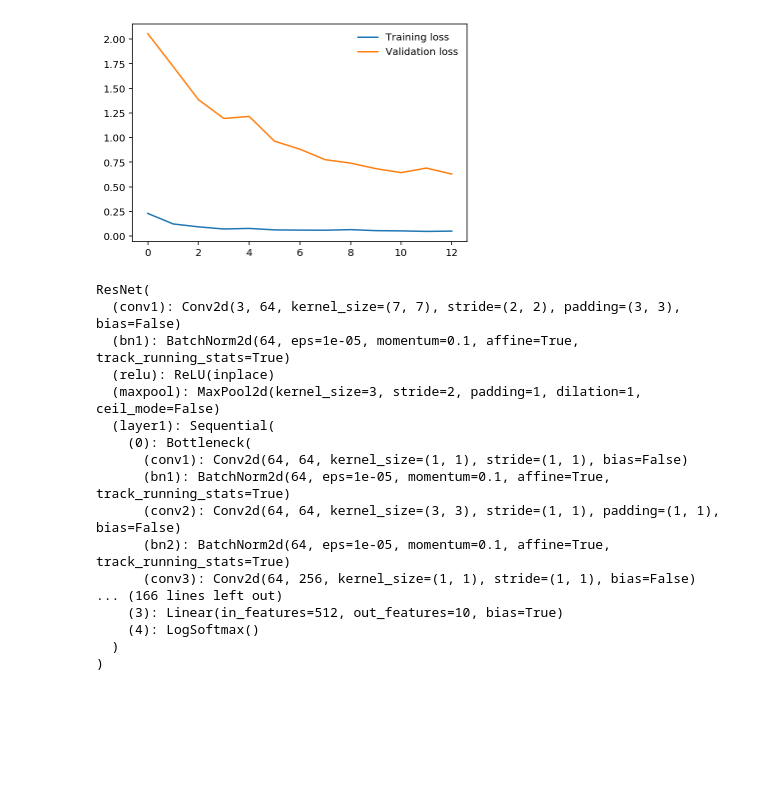
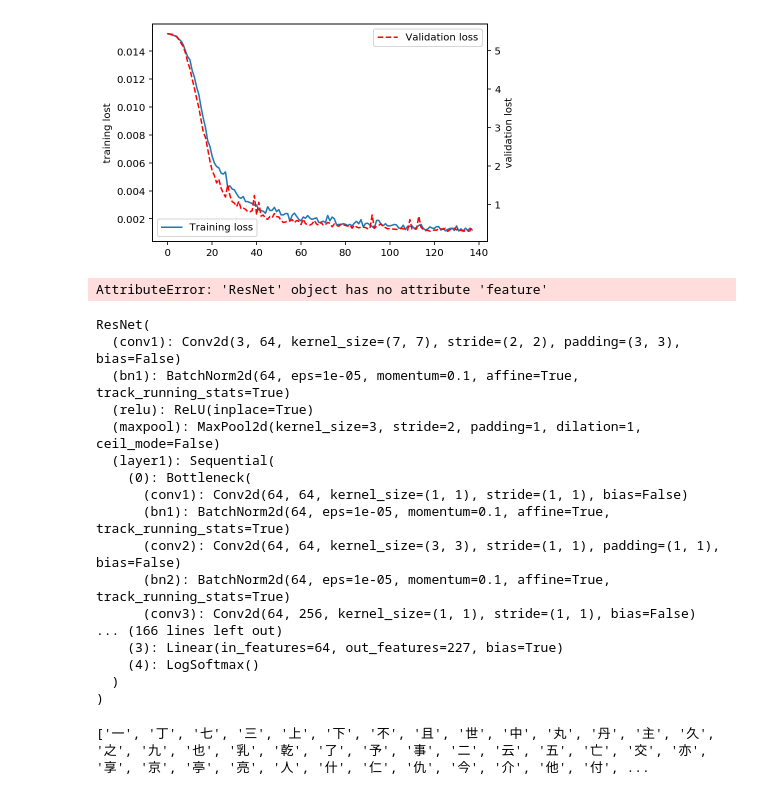
Before and after one commit to jiayiwus1x/exploring-the-structure-of-chinese-language, a Jupyter notebook: classification of Chinese character.ipynb, the cells around one changed output. Drawn from its saved outputs; the diff is of its cells as text; code cells hidden in the pictures; blank space fills up the shorter version.

```diff
--- a/classification of Chinese character.ipynb
+++ b/classification of Chinese character.ipynb
@@ -14,21 +23,28 @@ from PIL import Image
 # %%
-data_dir = '/Volumes/wusu/CharactersTrimPad28/'
 def load_split_train_test(datadir, valid_size = .2):
-    train_transforms = transforms.Compose([transforms.Resize(64),
+    train_transforms = transforms.Compose([transforms.Resize(size_IMG),
                                        transforms.ToTensor(),
                                        ])
-    test_transforms = transforms.Compose([transforms.Resize(64),
+
+    test_transforms = transforms.Compose([transforms.Resize(size_IMG),
                                       transforms.ToTensor(),
                                       ])
+
     train_data = datasets.ImageFolder(datadir,
                     transform=train_transforms)
+
     test_data = datasets.ImageFolder(datadir,
                     transform=test_transforms)
+
     num_train = len(train_data)
+    print("number of training data is", num_train)
+
     indices = list(range(num_train))
     split = int(np.floor(valid_size * num_train))
+
     np.random.shuffle(indices)
-    from torch.utils.data.sampler import SubsetRandomSampler
+
+
     train_idx, test_idx = indices[split:], indices[:split]
     train_sampler = SubsetRandomSampler(train_idx)
     test_sampler = SubsetRandomSampler(test_idx)
@@ -36,6 +52,8 @@ def load_split_train_test(datadir, valid_size = .2):
                    sampler=train_sampler, batch_size=64)
     testloader = torch.utils.data.DataLoader(test_data,
                    sampler=test_sampler, batch_size=64)
+
     return trainloader, testloader
+
 trainloader, testloader = load_split_train_test(data_dir, .2)
 print(trainloader.dataset.classes)
@@ -41,0 +63,4 @@ print(trainloader.dataset.classes)
+# %%
+classlen = len(trainloader.dataset.classes)
+
+print('size of the classes is :', classlen)
@@ -47,14 +92,14 @@ print(model)
 # %%
 for param in model.parameters():
-    param.requires_grad = False
+    param.requires_grad = True
 
-model.fc = nn.Sequential(nn.Linear(2048, 512),
+model.fc = nn.Sequential(nn.Linear(2048, 64),
                                  nn.ReLU(),
                                  nn.Dropout(0.2),
-                                 nn.Linear(512, 10),
+                                 nn.Linear(64, classlen),
                                  nn.LogSoftmax(dim=1))
 criterion = nn.NLLLoss()
-optimizer = optim.Adam(model.fc.parameters(), lr=0.003)
+optimizer = optim.SGD(model.parameters(), lr=0.01, momentum=0.9)
 model.to(device)
 # %% [output]
 ResNet(
@@ -75,7 +120,7 @@ ResNet(
   )
 )
 # %%
-epochs = 1
+epochs = 10
 steps = 0
 running_loss = 0
 print_every = 10
@@ -85,6 +130,7 @@ for epoch in range(epochs):
         steps += 1
         inputs, labels = inputs.to(device), labels.to(device)
         optimizer.zero_grad()
+
         logps = model.forward(inputs)
         loss = criterion(logps, labels)
         loss.backward()
@@ -97,6 +143,7 @@ for epoch in range(epochs):
             model.eval()
             with torch.no_grad():
                 for inputs, labels in testloader:
+
                     inputs, labels = inputs.to(device),labels.to(device)
                     logps = model.forward(inputs)
                     batch_loss = criterion(logps, labels)
@@ -114,5 +161,4 @@ for epoch in range(epochs):
                   f"Test accuracy: {accuracy/len(testloader):.3f}")
             running_loss = 0
             model.train()
-torch.save(model, 'testmodel.pth')
 # %% [output]
@@ -132,8 +172,13 @@ Epoch 1/1.. Train loss: 0.669.. Test loss: 0.630.. Test accuracy: 0.801
 # %%
-plt.plot(train_losses, label='Training loss')
-plt.plot(test_losses, label='Validation loss')
-plt.legend(frameon=False)
+fig, ax1 = plt.subplots()
+ax1.plot(train_losses, label='Training loss')
+plt.ylabel("training lost")
+ax1.legend(loc = 3)
+ax2 = ax1.twinx()
+ax2.plot(test_losses,"r--", label='Validation loss')
+ax2.legend(loc = 1)
+plt.ylabel("validation lost")
 plt.show()
 # %% [output]
-[figure, old version]
+[figure, new version]
 # %%
@@ -141,14 +186,18 @@ test_transforms = transforms.Compose([transforms.Resize(64),
                                       transforms.ToTensor(),
                                      ])
+# %%
+model.feature
+# %% [output]
+AttributeError: 'ResNet' object has no attribute 'feature'
 # %%
-device = torch.device("cuda" if torch.cuda.is_available() else "cpu")
-model=torch.load('testmodel.pth')
+# device = torch.device("cuda" if torch.cuda.is_available() else "cpu")
+# model=torch.load('')
 model.eval()
 # %% [output]
 ResNet(
   (conv1): Conv2d(3, 64, kernel_size=(7, 7), stride=(2, 2), padding=(3, 3), bias=False)
   (bn1): BatchNorm2d(64, eps=1e-05, momentum=0.1, affine=True, track_running_stats=True)
-  (relu): ReLU(inplace)
+  (relu): ReLU(inplace=True)
   (maxpool): MaxPool2d(kernel_size=3, stride=2, padding=1, dilation=1, ceil_mode=False)
   (layer1): Sequential(
     (0): Bottleneck(
@@ -158,7 +207,7 @@ ResNet(
       (bn2): BatchNorm2d(64, eps=1e-05, momentum=0.1, affine=True, track_running_stats=True)
       (conv3): Conv2d(64, 256, kernel_size=(1, 1), stride=(1, 1), bias=False)
 ... (166 lines left out)
-    (3): Linear(in_features=512, out_features=10, bias=True)
+    (3): Linear(in_features=64, out_features=227, bias=True)
     (4): LogSoftmax()
   )
 )
@@ -185,6 +235,10 @@ def get_random_images(num):
     dataiter = iter(loader)
     images, labels = dataiter.next()
     return images, labels, classes
+# %%
+print(trainloader.dataset.classes)
+# %% [output]
+['一', '丁', '七', '三', '上', '下', '不', '且', '世', '中', '丸', '丹', '主', '久', '之', '九', '也', '乳', '乾', '了', '予', '事', '二', '云', '五', '亡', '交', '亦', '享', '京', '亭', '亮', '人', '什', '仁', '仇', '今', '介', '他', '付', ...
 # %%
 to_pil = transforms.ToPILImage()
 images, labels, classes = get_random_images(5)
```
Also changed, not shown: parts of 13 cells of this notebook.
